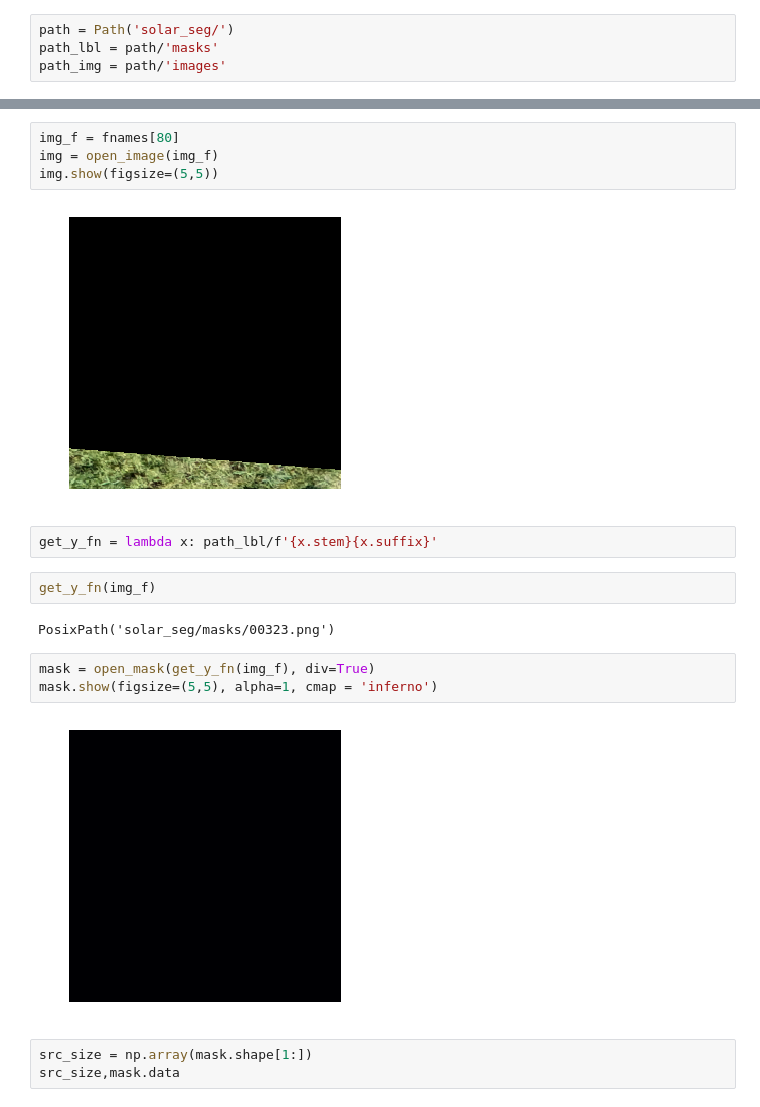
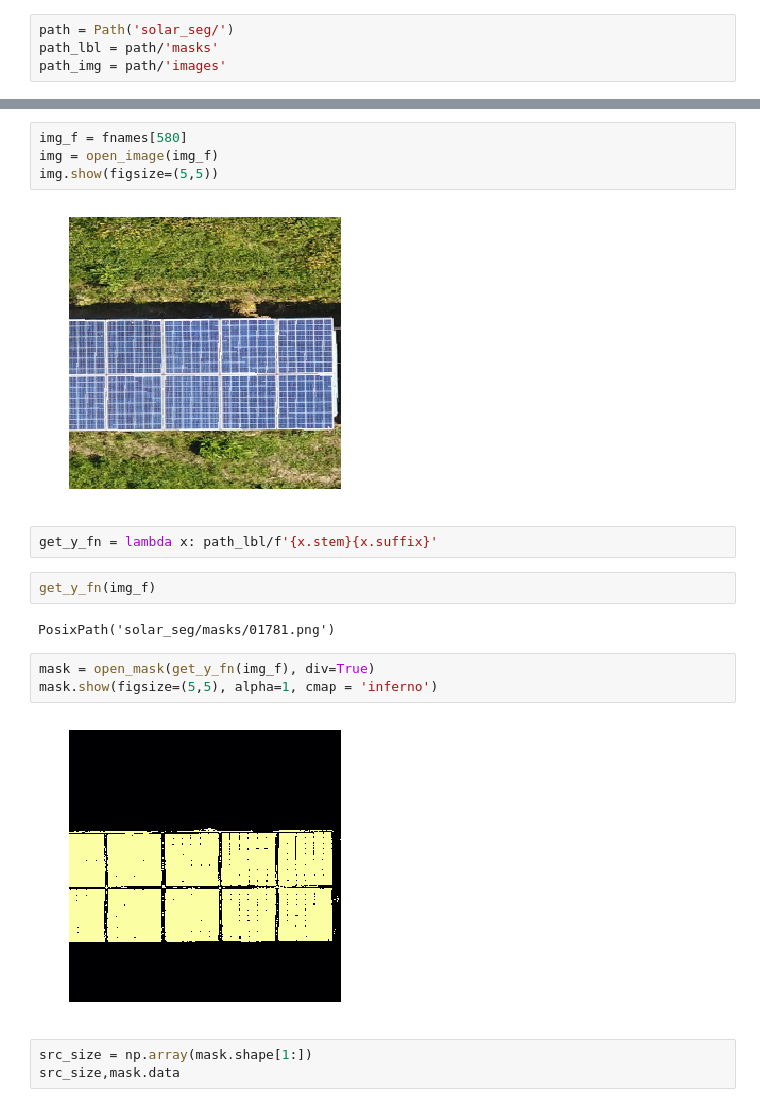
Before and after one commit to tcapelle/solar_seg, a Jupyter notebook: Solar_Images.ipynb, the cells around one changed output, grey strips where cells are left out. Saved outputs shown, nothing was run; the diff lists cells and outputs as text.

Commit message:
Better image choice

```diff
--- a/Solar_Images.ipynb
+++ b/Solar_Images.ipynb
@@ -58,20 +58,20 @@ lbl_names[:3]
 # %%
-img_f = fnames[80]
+img_f = fnames[580]
 img = open_image(img_f)
 img.show(figsize=(5,5))
 # %% [output]
-[figure, old version]
+[figure, new version]
 # %%
 get_y_fn = lambda x: path_lbl/f'{x.stem}{x.suffix}'
 # %%
 get_y_fn(img_f)
 # %% [output]
-PosixPath('solar_seg/masks/00323.png')
+PosixPath('solar_seg/masks/01781.png')
 # %%
 mask = open_mask(get_y_fn(img_f), div=True)
 mask.show(figsize=(5,5), alpha=1, cmap = 'inferno')
 # %% [output]
-[figure, old version]
+[figure, new version]
 # %%
 src_size = np.array(mask.shape[1:])
 src_size,mask.data
```
Also changed, not shown: parts of 4 cells of this notebook.
